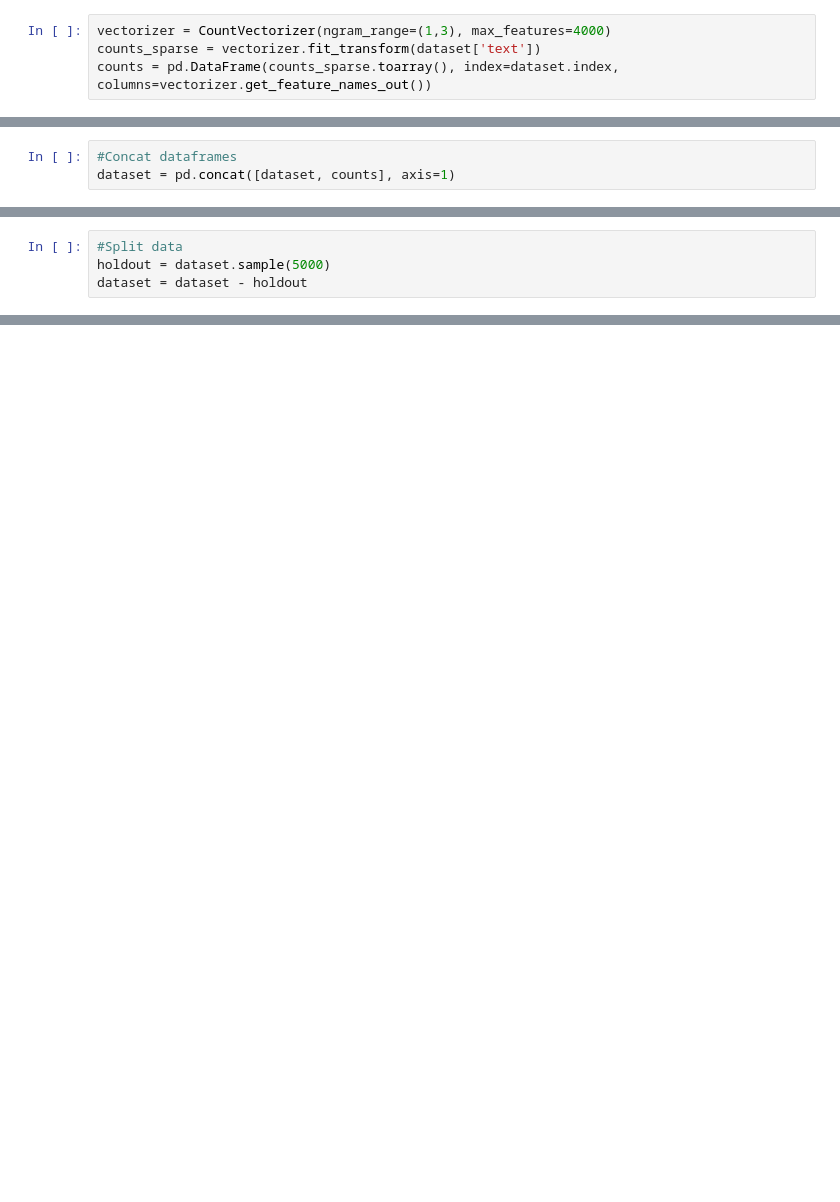
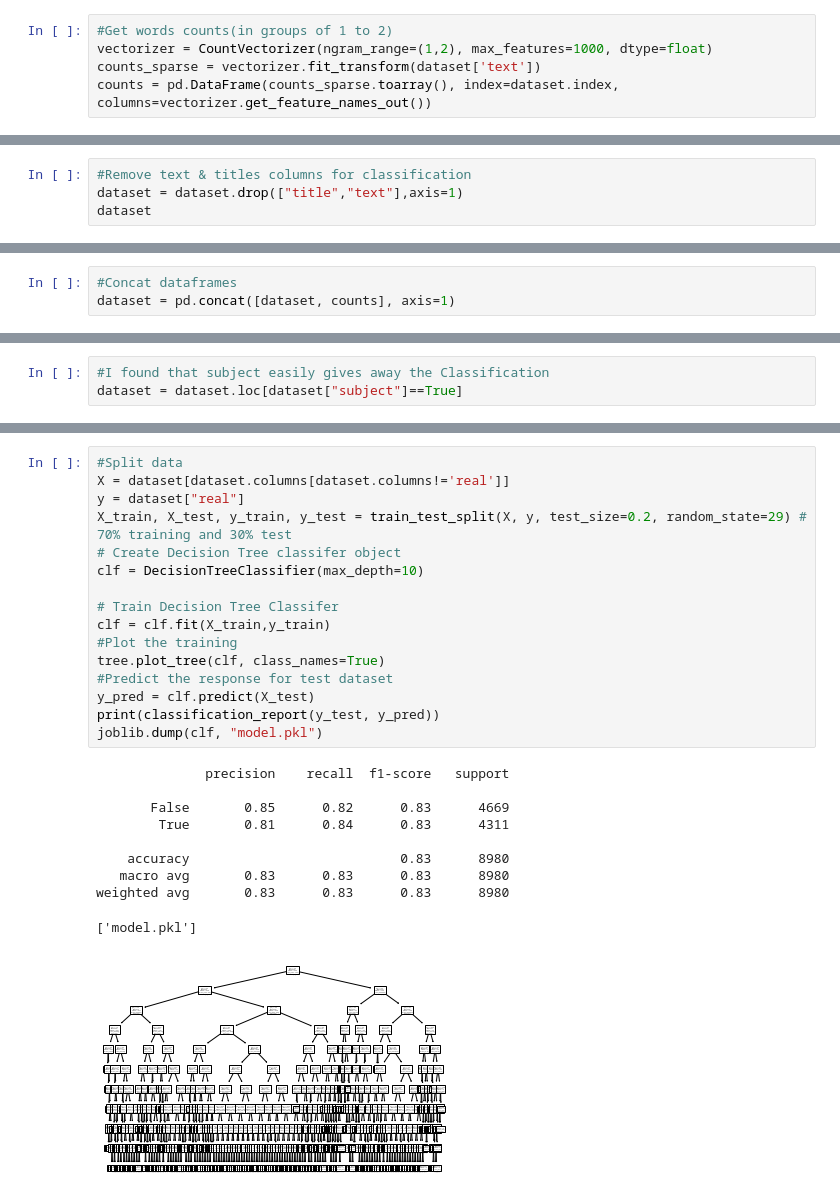
Before and after one commit to montygole/452NLPFinalProject-FakeOrRealNews, a Jupyter notebook: main.ipynb, the cells around one changed output, grey strips where cells are left out. Saved outputs shown, nothing was run; the diff lists cells and outputs as text; blank space fills up the shorter version.

```diff
--- a/main.ipynb
+++ b/main.ipynb
@@ -49,4 +95,5 @@ dataset['text'] = dataset['text'].apply(lambda x: " ".join([Word(word).lemmatize
 # %%
-vectorizer = CountVectorizer(ngram_range=(1,3), max_features=4000)
+#Get words counts(in groups of 1 to 2)
+vectorizer = CountVectorizer(ngram_range=(1,2), max_features=1000, dtype=float)
 counts_sparse = vectorizer.fit_transform(dataset['text'])
 counts = pd.DataFrame(counts_sparse.toarray(), index=dataset.index, columns=vectorizer.get_feature_names_out())
@@ -54,0 +100,4 @@ ValueError: columns overlap but no suffix specified: Index(['subject', 'date'],
+# %%
+#Remove text & titles columns for classification
+dataset = dataset.drop(["title","text"],axis=1)
+dataset
@@ -74,4 +120,0 @@ dataset
-# %%
-#Split data
-holdout = dataset.sample(5000)
-dataset = dataset - holdout
@@ -83,0 +121,3 @@ print(1)
+# %%
+#I found that subject easily gives away the Classification
+dataset = dataset.loc[dataset["subject"]==True]
@@ -83,0 +138,27 @@ print(1)
+# %%
+#Split data
+X = dataset[dataset.columns[dataset.columns!='real']]
+y = dataset["real"]
+X_train, X_test, y_train, y_test = train_test_split(X, y, test_size=0.2, random_state=29) # 70% training and 30% test
+# Create Decision Tree classifer object
+clf = DecisionTreeClassifier(max_depth=10)
+
+# Train Decision Tree Classifer
+clf = clf.fit(X_train,y_train)
+#Plot the training
+tree.plot_tree(clf, class_names=True)
+#Predict the response for test dataset
+y_pred = clf.predict(X_test)
+print(classification_report(y_test, y_pred))
+joblib.dump(clf, "model.pkl")
+# %% [output]
+              precision    recall  f1-score   support
+
+       False       0.85      0.82      0.83      4669
+        True       0.81      0.84      0.83      4311
+
+    accuracy                           0.83      8980
+   macro avg       0.83      0.83      0.83      8980
+weighted avg       0.83      0.83      0.83      8980
+['model.pkl']
+[figure, added]
```
Also changed, not shown: parts of 16 cells of this notebook, 3 other files.
